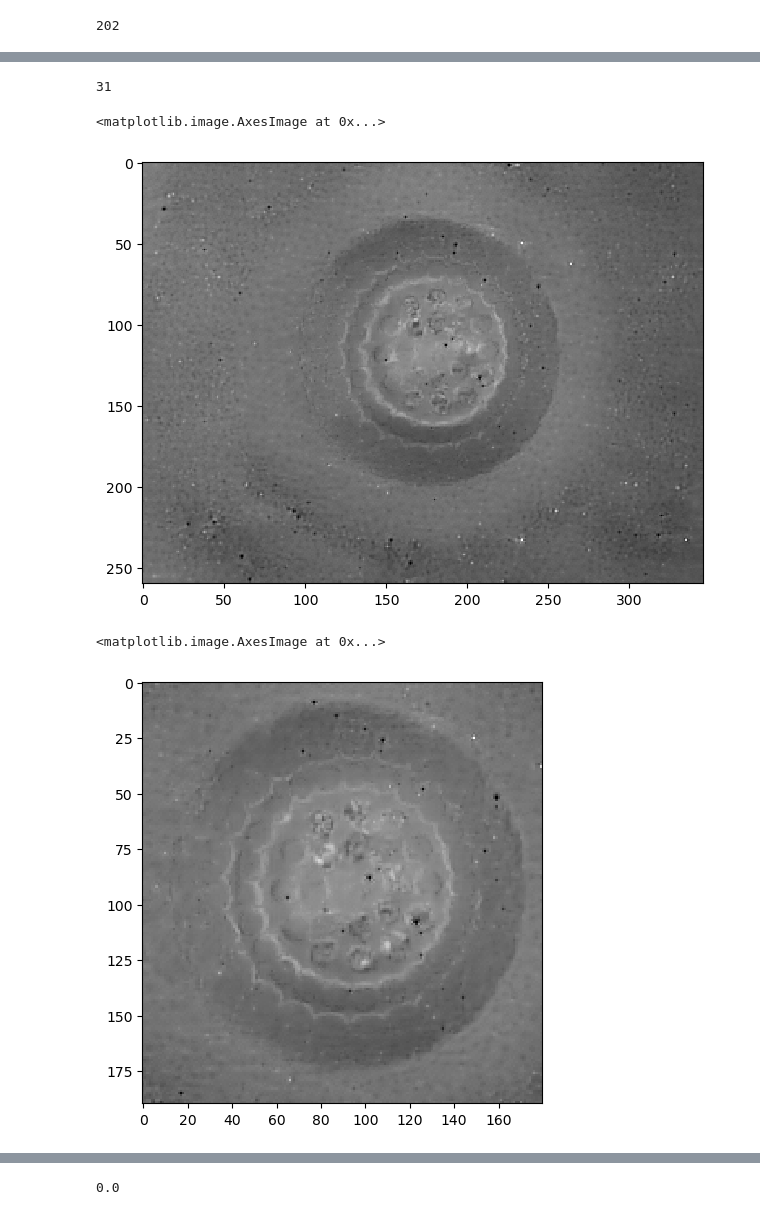
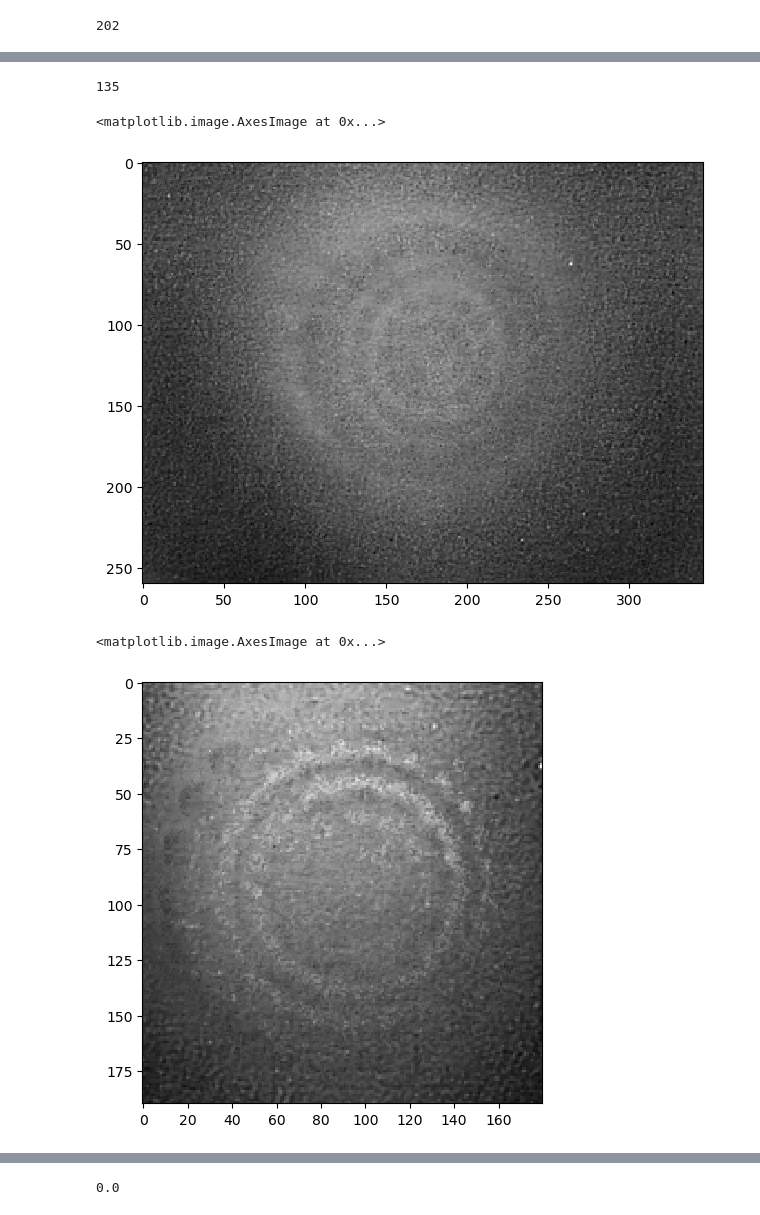
Before and after one commit to AdvancedResearchInnovationCenter/TactiGraph, a Jupyter notebook: e2vid_cnn/preporc.ipynb, the cells around one changed output, grey strips where cells are left out. Drawn from its saved outputs; the diff is of its cells as text; code cells hidden in the pictures.

```diff
--- a/e2vid_cnn/preporc.ipynb
+++ b/e2vid_cnn/preporc.ipynb
@@ -44,6 +44,6 @@ df
 # %%
 import pandas as pd
 
-img_ts = pd.read_csv('dataset/giant_tactile/timestamps.txt', names=['ts'])['ts'].values*1e9
+img_ts = pd.read_csv('/media/hussain/28E9086A116E859E/auto_reconstruction/timestamps.txt', names=['ts'])['ts'].values*1e9
 img_ts
 # %% [output]
@@ -65,11 +65,11 @@ plt.hist(np.diff(img_ts)*1e-9)
 # %%
 from pathlib import Path
 
-imgs = sorted(Path('/media/hussain/drive1/giant_tactile/').glob('frame_*.png'))
+imgs = sorted(Path('/media/hussain/28E9086A116E859E/auto_reconstruction/').glob('frame_*.png'))
 # %%
 from imports.ExtractContactCases import ExtractContactCases
 
-ex = ExtractContactCases('../data/bags/data2', '../data/extractions/contact_extraction4/')
+ex = ExtractContactCases('../data/bags/lowlight1/', '../data')
 ex.parse_bag()
 # %%
 with open('cases', 'w') as f:
@@ -114,19 +114,20 @@ img_idx
  ...]
 # %%
 print(img_idx[10])
+from skimage.io import imread, imshow
 imshow(imread(imgs[32]))
 # %% [output]
-31
+135
 <matplotlib.image.AxesImage at 0x...>
-[figure, old version]
+[figure, new version]
 # %%
 from skimage.io import imread, imshow
 
-img = imread(imgs[img_idx[10]])
+img = imread(imgs[img_idx[20]])
 imshow(img[25:215, 85:265])
 # %% [output]
 <matplotlib.image.AxesImage at 0x...>
-[figure, old version]
+[figure, new version]
 # %%
 import pandas as pd
 from pathlib import Path
```
Also changed, not shown: parts of 8 cells of this notebook, 4 other files.
